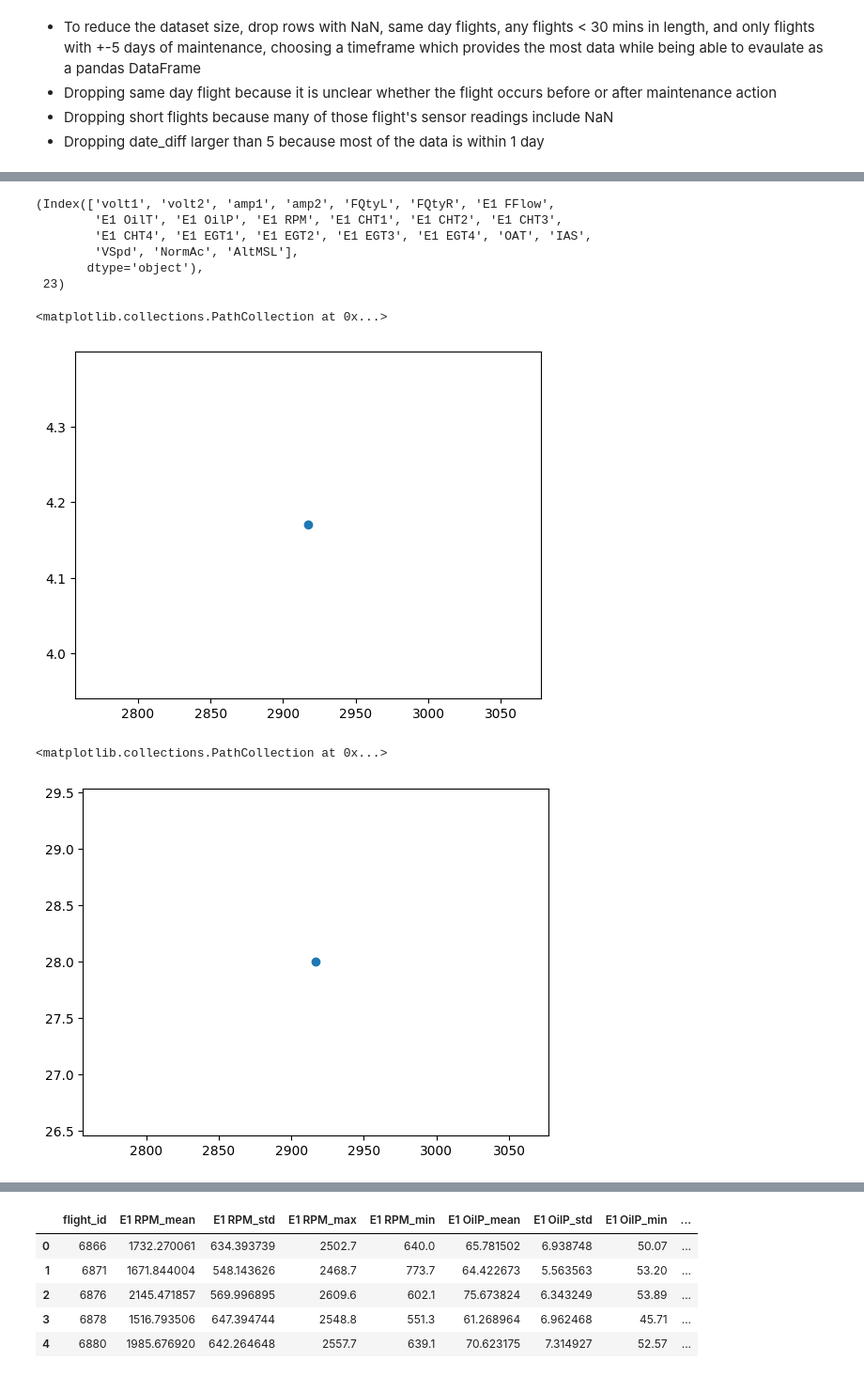
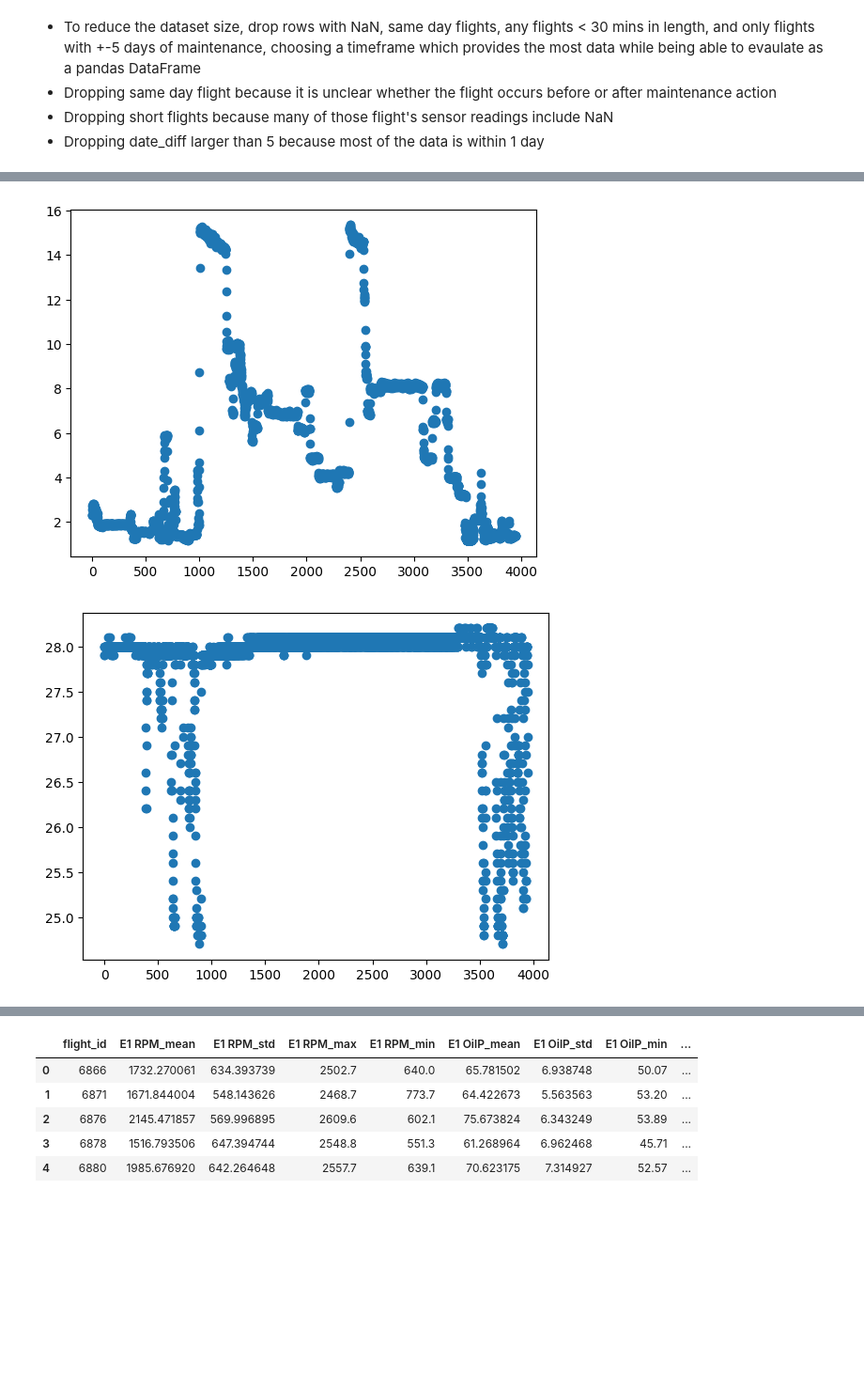
Before and after one commit to 4garriga/flights, a Jupyter notebook: src/eda.ipynb, the cells around one changed output, grey strips where cells are left out. Shown at 94% size. Drawn from its saved outputs; the diff is of its cells as text; code cells hidden in the pictures; blank space fills up the shorter version.

Commit message:
adding NaN data, correlation data

```diff
--- a/src/eda.ipynb
+++ b/src/eda.ipynb
@@ -399,13 +470,0 @@ date_diff_mask = (flight_header_df["date_diff"] >= -ndays) & (
-# %%
-def get_flight_df(flight_id: int) -> pd.DataFrame:
-    """Returns pandas DataFrame given parquet flight_id"""
-    # To df
-    flights_dir = project_dir / "data" / "flights"
-    flights_df = dd.read_parquet(flights_dir / f"flight_id={flight_id}")
-    npartitions = flights_df.index.nunique().compute()
-    flight_df = flights_df.set_index("flight_id", npartitions=npartitions)
-    df: pd.DataFrame = flight_df.loc[flight_id].compute()
-
-    # Sort by timestep
-    # df = df.reset_index(drop=True)
-    return df.sort_values(by="timestep")
@@ -422,0 +471,12 @@ get_flight_df(1).head()
+# %%
+def get_flight_df(flight_id: int) -> pd.DataFrame:
+    """Returns flight data pd.DataFrame for specified flight"""
+    one_parq_path = ALL_FLIGHTS_DIR / "one_parq"
+    flights_df = dd.read_parquet(
+        one_parq_path, filters=[("Master Index", "==", flight_id)]
+    )
+    flights_df = flights_df.rename_axis("flight_id")
+    return flights_df.sort_values(by="timestep").compute()
+# %%
+flight_df = get_flight_df(6866)
+flight_df.head()
@@ -484,5 +1031,9 @@ def get_hierarchy_df(hierarchy: str) -> pd.DataFrame:
 # %%
 # engine df
-hierarchy_df = get_hierarchy_df("engine")
+hierarchy = "engine"
+
+hierarchy_df = get_hierarchy_df(hierarchy)
+if hierarchy_df.index.name != "flight_id":
+    hierarchy_df.set_index("flight_id", inplace=True)
 hierarchy_df.head()
 # %% [output]
@@ -496,26 +1048,18 @@ hierarchy_df.head()
-# %%
-numeric_columns = hierarchy_df.select_dtypes(include=[np.number]).columns[1:-1]  # skip unnamed, timestep
-numeric_columns, len(numeric_columns)
-# %% [output]
-(Index(['volt1', 'volt2', 'amp1', 'amp2', 'FQtyL', 'FQtyR', 'E1 FFlow',
-        'E1 OilT', 'E1 OilP', 'E1 RPM', 'E1 CHT1', 'E1 CHT2', 'E1 CHT3',
-        'E1 CHT4', 'E1 EGT1', 'E1 EGT2', 'E1 EGT3', 'E1 EGT4', 'OAT', 'IAS',
-        'VSpd', 'NormAc', 'AltMSL'],
-       dtype='object'),
- 23)
 # %%
 # E1 FFlow
 flight_id = 6866
 flight_mask = hierarchy_df.index == flight_id
 y = "E1 FFlow"
-plt.scatter(hierarchy_df.loc[flight_mask, "timestep"], hierarchy_df.loc[flight_mask, y])
+plt.scatter(
+    hierarchy_df.loc[flight_mask, "timestep"], hierarchy_df.loc[flight_mask, y]
+);
 # %% [output]
-<matplotlib.collections.PathCollection at 0x...>
-[figure, old version]
+[figure, new version]
 # %%
 # volt1
-plt.scatter(hierarchy_df.loc[flight_mask, "timestep"], hierarchy_df.loc[flight_mask, "volt1"])
+plt.scatter(
+    hierarchy_df.loc[flight_mask, "timestep"], hierarchy_df.loc[flight_mask, "volt1"]
+);
 # %% [output]
-<matplotlib.collections.PathCollection at 0x...>
-[figure, old version]
+[figure, new version]
 # %%
```
Also changed, not shown: parts of 74 cells of this notebook.
